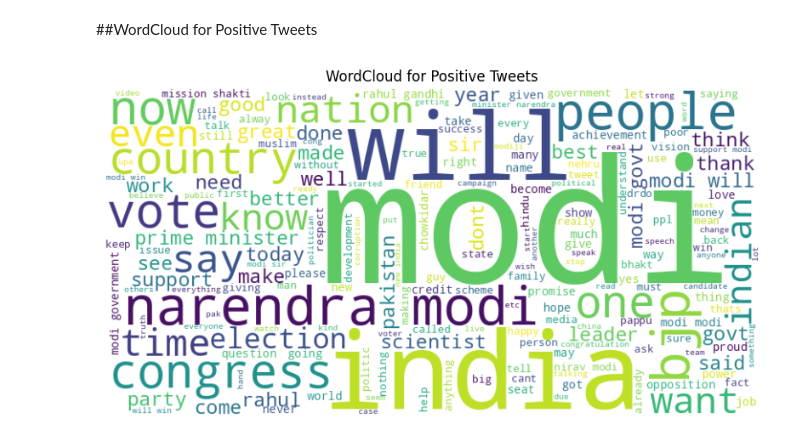
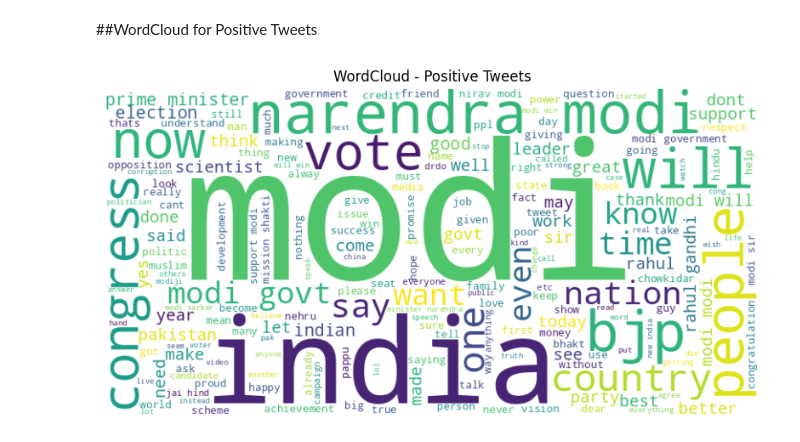
Before and after one commit to chandrika1004/PRODIGY_DS_04, a Jupyter notebook: Task4.ipynb, the cells around one changed output. Saved outputs shown, nothing was run; the diff lists cells and outputs as text; code cells hidden in the pictures.

```diff
--- a/Task4.ipynb
+++ b/Task4.ipynb
@@ -56,16 +56,16 @@ memory usage: 2.5+ MB
 ##Sentiment Analysis using VADER
 # %%
 twitter=twitter.copy()
-sia=SentimentIntensityAnalyzer()
-twitter.loc[:,'category']=twitter['clean_text'].apply(lambda x:sia.polarity_scores(x)['compound'])
-def get_sentiment(score):
-  if score>0.05:
-    return 'Positive'
-  elif score<-0.05:
-    return 'Negative'
-  else:
-    return 'Neutral'
-twitter.loc[:,'sentiment']=twitter['category'].apply(get_sentiment)
-twitter[['clean_text','category','sentiment']].head()
+sia = SentimentIntensityAnalyzer()
+def get_sentiment(text):
+    score = sia.polarity_scores(str(text))['compound']
+    if score >= 0.05:
+        return 'Positive'
+    elif score <= -0.05:
+        return 'Negative'
+    else:
+        return 'Neutral'
+twitter['sentiment'] = twitter['clean_text'].apply(get_sentiment)
+twitter.head()
 # %% [output]
 |  | clean_text | category | sentiment |
@@ -87,12 +87,12 @@ plt.show()
 # %% [markdown]
 ##WordCloud for Positive Tweets
 # %%
-positive_tweets=twitter[twitter['sentiment']=='Positive']['clean_text'].astype(str).str.cat(sep='')
-wordcloud=WordCloud(background_color='white',width=800,height=400,colormap='viridis').generate(positive_tweets)
+positive_tweet = " ".join(twitter[twitter['sentiment']=='Positive']['clean_text'])
+wordcloud_pos = WordCloud(background_color='white', colormap='viridis', width=800, height=400).generate(positive_tweet)
 plt.figure(figsize=(10,5))
-plt.imshow(wordcloud,interpolation='bilinear')
+plt.imshow(wordcloud_pos, interpolation='bilinear')
 plt.axis("off")
-plt.title('WordCloud for Positive Tweets')
+plt.title('WordCloud - Positive Tweets')
 plt.show()
 # %% [output]
-[figure, old version]
+[figure, new version]
```
Also changed, not shown: parts of 3 cells of this notebook.
